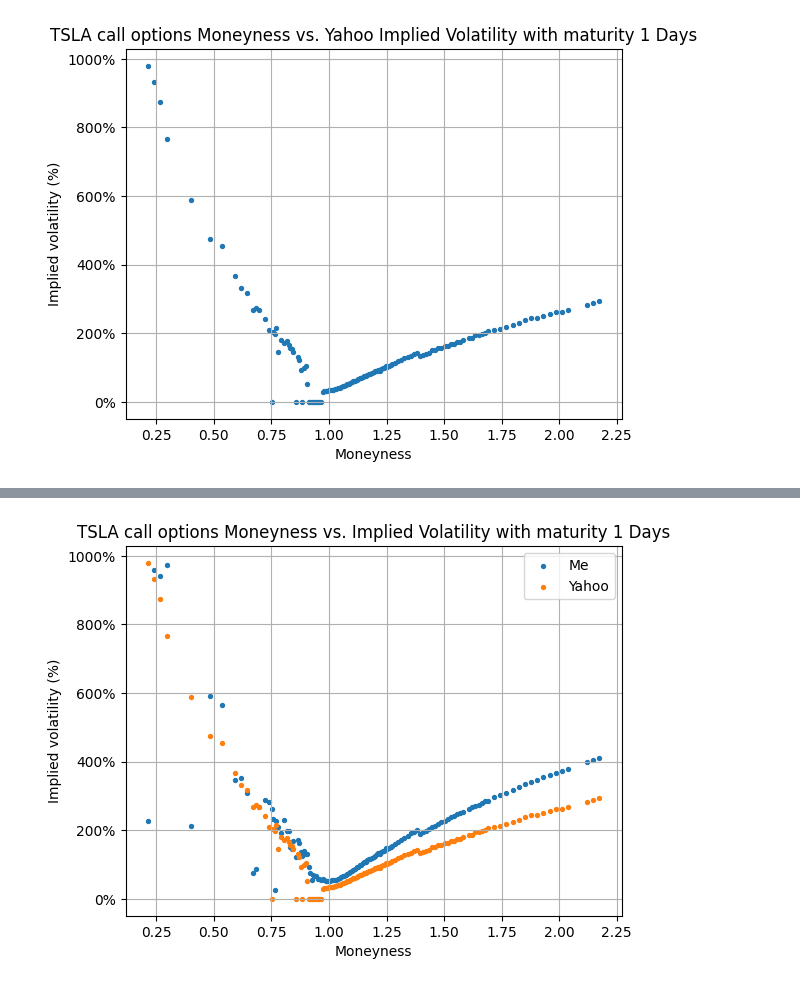
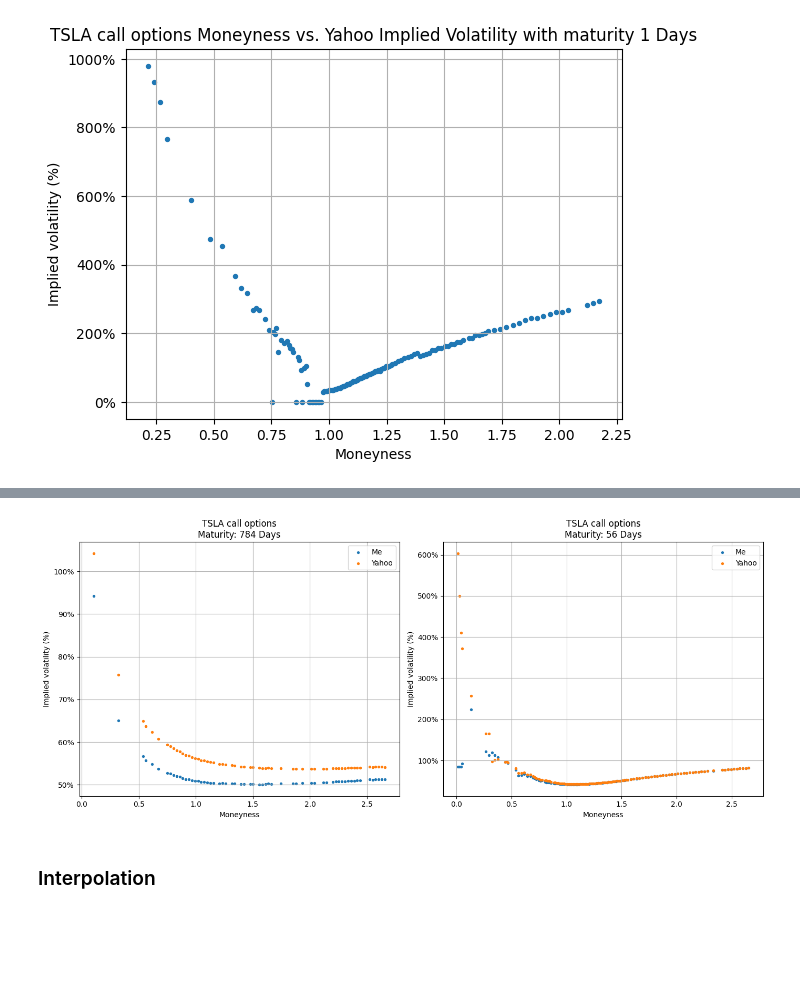
Before and after one commit to arnaudp-lab/implied-vol-curve, a Jupyter notebook: main.ipynb, the cells around one changed output, grey strips where cells are left out. Cells and saved outputs as stored; diff of their text form; code cells hidden in the pictures; blank space fills up the shorter version.

Commit message:
plot

```diff
--- a/main.ipynb
+++ b/main.ipynb
@@ -135,28 +142,48 @@ def implied_volatility(time_to_maturity, risk_free_rate, strike, price, option_p
     def target(x):
         diff = call_price(risk_free_rate, time_to_maturity, strike, price, np.exp(x)) - option_price
         return diff**2
-    res = scipy.optimize.minimize(target, x0=np.exp(100/100.0), tol=tol, method="Nelder-Mead")
+    res = scipy.optimize.minimize(target, x0=np.exp(50.0/100.0), tol=tol, method="Nelder-Mead")
     return np.exp(res.x)
 # %%
 data_call["implied_vol"] = 0.0
 for (k, option) in data_call.iterrows():
-    impl_vol = implied_volatility(option["time_to_maturity"], risk_free_rate, option["strike"], price, option["price"], tol=0.01)
+    impl_vol = implied_volatility(option["time_to_maturity"], risk_free_rate, option["strike"], price, option["price"], tol=0.005)
     data_call.loc[k, "implied_vol"] = impl_vol
-# %%
-maturity_plot = data_call["time_to_maturity"].value_counts().idxmax()
-days = int(maturity_plot*360)
-call_plot = data_call[data_call["time_to_maturity"] == maturity_plot]
-
-plt.scatter(call_plot["moneyness"], call_plot["implied_vol"], s=8, label="Me")
-plt.scatter(call_plot["moneyness"], call_plot["yahoo_implied_vol"], s=8, label="Yahoo")
-plt.ylabel("Implied volatility (%)")
-plt.xlabel("Moneyness")
-plt.title(f"TSLA call options Moneyness vs. Implied Volatility with maturity {days} Days")
-
-plt.gca().yaxis.set_major_formatter(mtick.PercentFormatter(xmax=1.0, decimals=0))
-
-plt.legend()
-plt.grid(True)
-plt.show()
-# %% [output]
-[figure, removed]
+# %%
+# Get the two most common maturities
+maturities = data_call["time_to_maturity"].unique()[[2,3]]
+days_list = [int(mat * 360) for mat in maturities]
+
+# Create subplots
+fig, axes = plt.subplots(1, 2, figsize=(14, 6))
+
+# Plot for the first maturity
+maturity_1 = maturities[0]
+call_plot_1 = data_call[data_call["time_to_maturity"] == maturity_1]
+axes[0].scatter(call_plot_1["moneyness"], call_plot_1["implied_vol"], s=8, label="Me")
+axes[0].scatter(call_plot_1["moneyness"], call_plot_1["yahoo_implied_vol"], s=8, label="Yahoo")
+axes[0].set_ylabel("Implied volatility (%)")
+axes[0].set_xlabel("Moneyness")
+axes[0].set_title(f"TSLA call options\nMaturity: {days_list[0]} Days")
+axes[0].yaxis.set_major_formatter(mtick.PercentFormatter(xmax=1.0, decimals=0))
+axes[0].legend()
+axes[0].grid(True)
+
+# Plot for the second maturity
+maturity_2 = maturities[1]
+call_plot_2 = data_call[data_call["time_to_maturity"] == maturity_2]
+axes[1].scatter(call_plot_2["moneyness"], call_plot_2["implied_vol"], s=8, label="Me")
+axes[1].scatter(call_plot_2["moneyness"], call_plot_2["yahoo_implied_vol"], s=8, label="Yahoo")
+axes[1].set_ylabel("Implied volatility (%)")
+axes[1].set_xlabel("Moneyness")
+axes[1].set_title(f"TSLA call options\nMaturity: {days_list[1]} Days")
+axes[1].yaxis.set_major_formatter(mtick.PercentFormatter(xmax=1.0, decimals=0))
+axes[1].legend()
+axes[1].grid(True)
+
+plt.tight_layout()
+plt.show()
+# %% [output]
+[figure, added]
+# %% [markdown]
+### Interpolation
```
Also changed, not shown: parts of 8 cells of this notebook.
